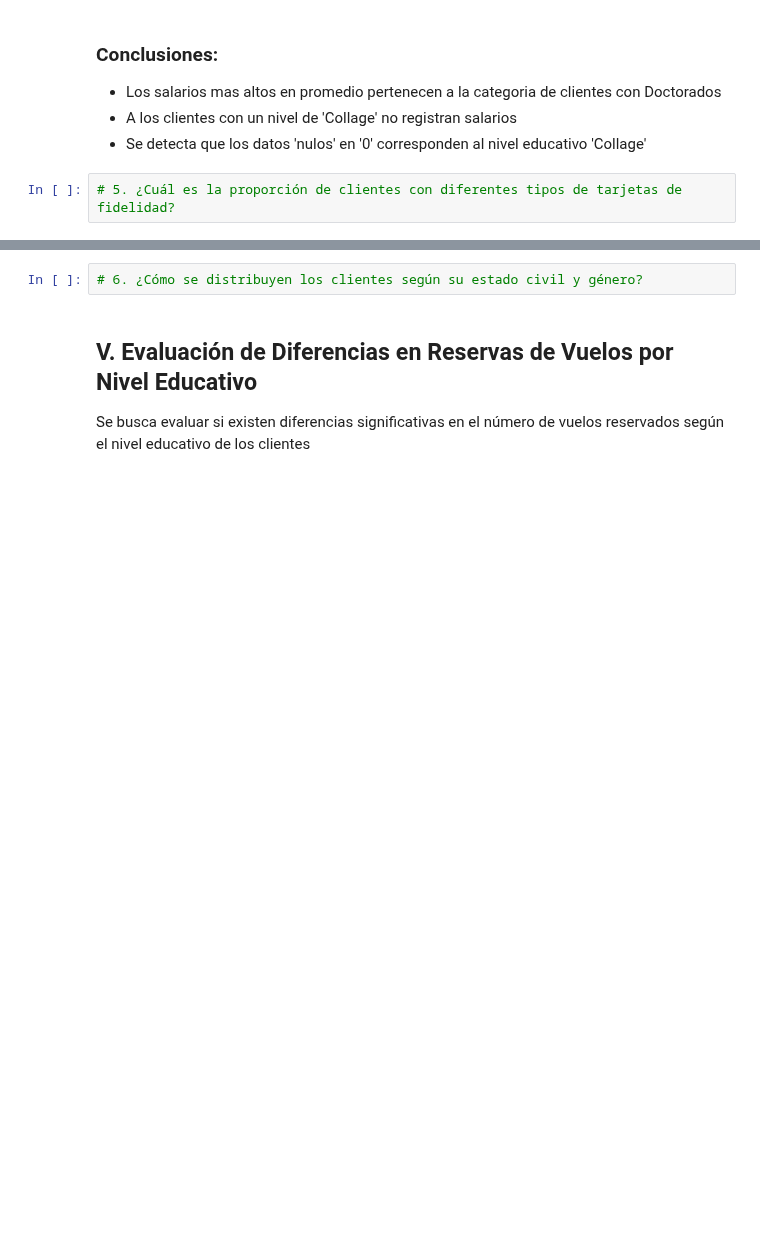
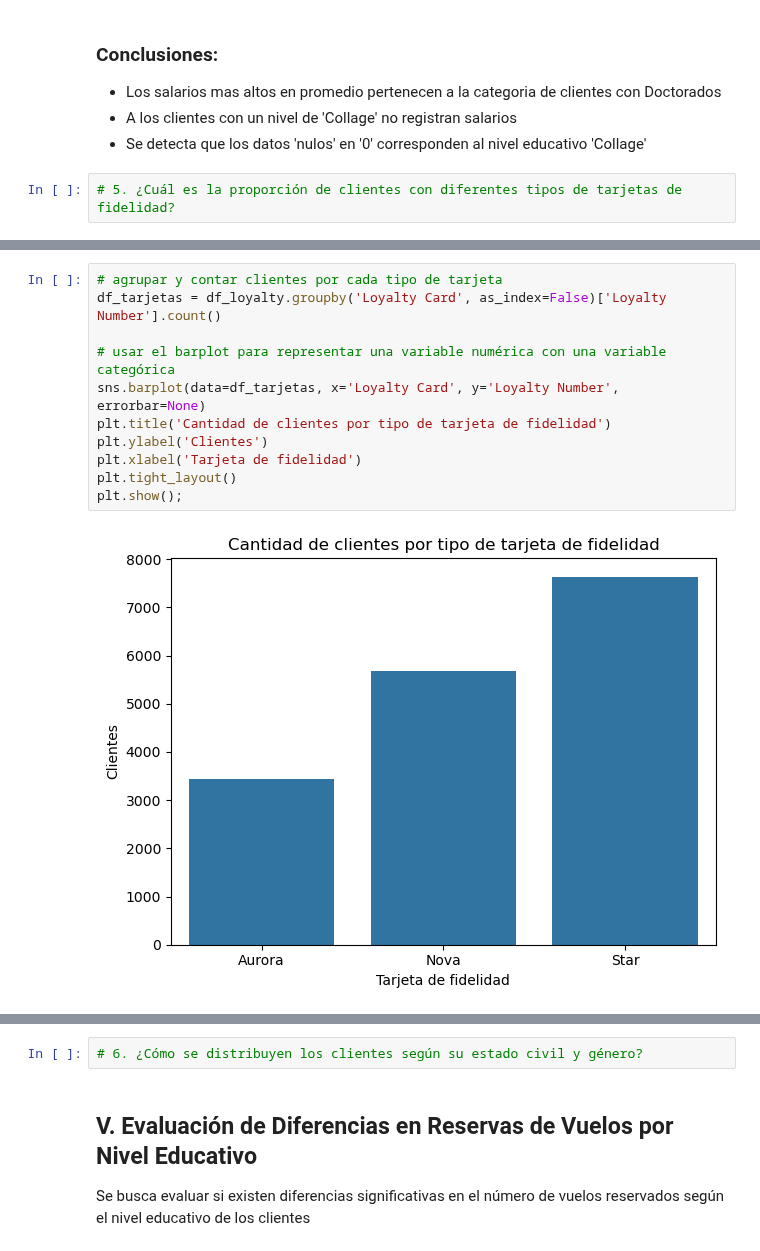
Before and after one commit to Adalab/bda-modulo-3-evaluacion-final-MarPastor, a Jupyter notebook: notebook/final_evaluation_mod3_marpastor.ipynb, the cells around one changed output, grey strips where cells are left out. Cells and saved outputs as stored; diff of their text form; blank space fills up the shorter version.

Commit message:
doc: graficar con barplot y countplot para la quinta conslusion

```diff
--- a/notebook/final_evaluation_mod3_marpastor.ipynb
+++ b/notebook/final_evaluation_mod3_marpastor.ipynb
@@ -1189,0 +1220,13 @@ plt.show()
+# %%
+# agrupar y contar clientes por cada tipo de tarjeta
+df_tarjetas = df_loyalty.groupby('Loyalty Card', as_index=False)['Loyalty Number'].count()
+
+# usar el barplot para representar una variable numérica con una variable categórica
+sns.barplot(data=df_tarjetas, x='Loyalty Card', y='Loyalty Number', errorbar=None)
+plt.title('Cantidad de clientes por tipo de tarjeta de fidelidad')
+plt.ylabel('Clientes')
+plt.xlabel('Tarjeta de fidelidad')
+plt.tight_layout()
+plt.show();
+# %% [output]
+[figure, added]
```
Also changed, not shown: parts of 5 cells of this notebook.
